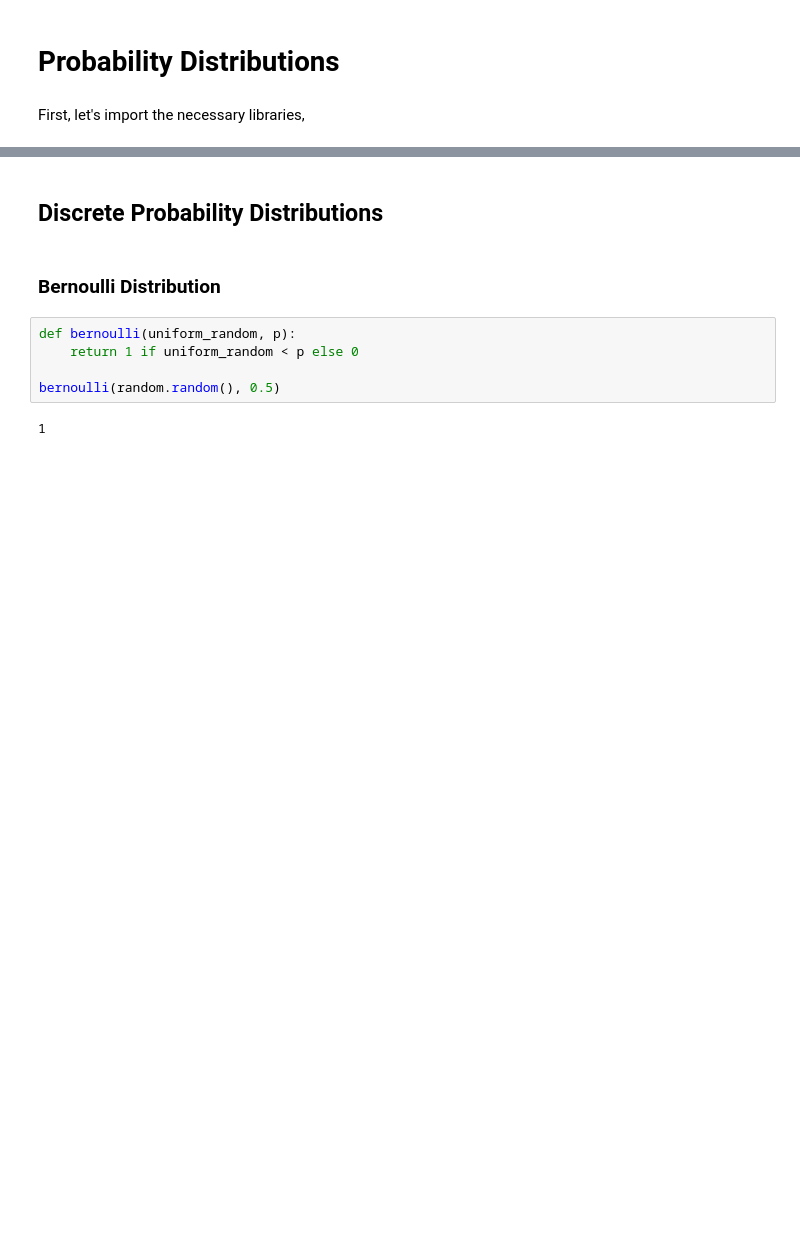
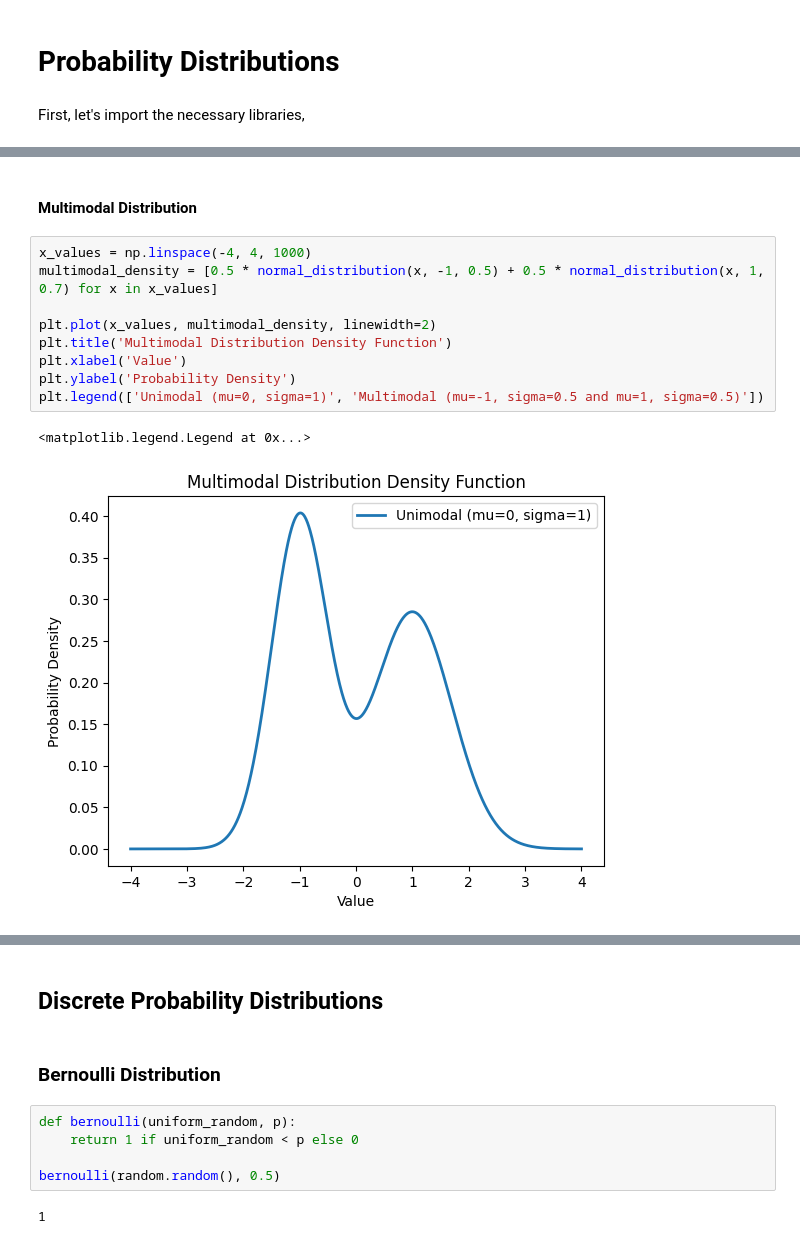
Before and after one commit to SharafatKarim/python-data-science-notebook, a Jupyter notebook: 05 - simulation modeling/05 - probability distributions.ipynb, the cells around one changed output, grey strips where cells are left out. Drawn from its saved outputs; the diff is of its cells as text; blank space fills up the shorter version.

```diff
--- a/05 - simulation modeling/05 - probability distributions.ipynb
+++ b/05 - simulation modeling/05 - probability distributions.ipynb
@@ -7,0 +32,14 @@ import matplotlib.pyplot as plt
+# %% [markdown]
+#### Multimodal Distribution
+# %%
+x_values = np.linspace(-4, 4, 1000)
+multimodal_density = [0.5 * normal_distribution(x, -1, 0.5) + 0.5 * normal_distribution(x, 1, 0.7) for x in x_values]
+
+plt.plot(x_values, multimodal_density, linewidth=2)
+plt.title('Multimodal Distribution Density Function')
+plt.xlabel('Value')
+plt.ylabel('Probability Density')
+plt.legend(['Unimodal (mu=0, sigma=1)', 'Multimodal (mu=-1, sigma=0.5 and mu=1, sigma=0.5)'])
+# %% [output]
+<matplotlib.legend.Legend at 0x...>
+[figure, added]
```
Also changed, not shown: parts of 16 cells of this notebook.
